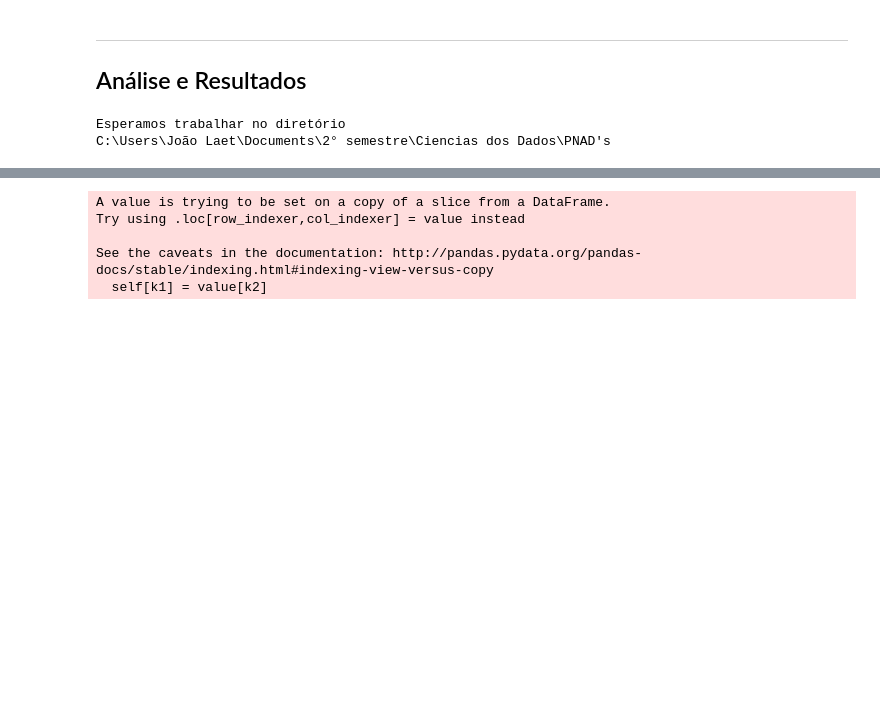
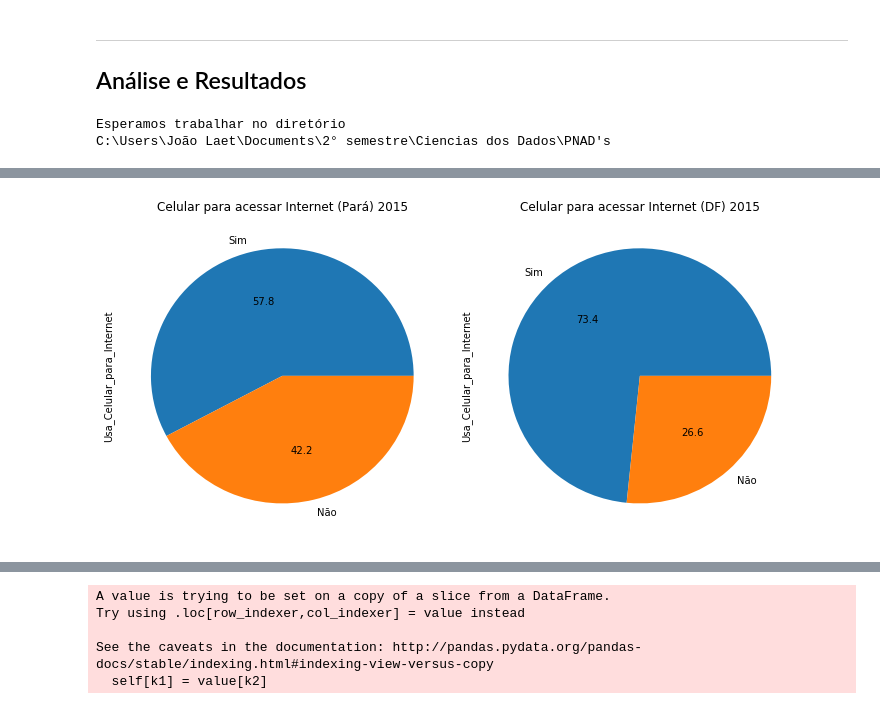
Before and after one commit to laet99/Projeto-1-CD, a Jupyter notebook: Projeto1 Layout - MONSTRO.ipynb, the cells around one changed output, grey strips where cells are left out. Drawn from its saved outputs; the diff is of its cells as text; code cells hidden in the pictures; blank space fills up the shorter version.

```diff
--- a/Projeto1 Layout - MONSTRO.ipynb
+++ b/Projeto1 Layout - MONSTRO.ipynb
@@ -26,0 +148,12 @@ C:\Users\João Laet\Documents\2° semestre\Ciencias dos Dados\PNAD's
+# %%
+fig = plt.figure(figsize=(15, 5))
+
+plt.subplot(131)
+plot = ut49.plot(kind='pie',title='Celular para acessar Internet (Pará) 2015',autopct='%.1f')
+plt.subplot(132)
+plot = DF49.plot(kind='pie',title='Celular para acessar Internet (DF) 2015',autopct='%.1f')
+
+plt.tight_layout()
+plt.show()
+# %% [output]
+[figure, added]
```
Also changed, not shown: parts of 43 cells of this notebook.
